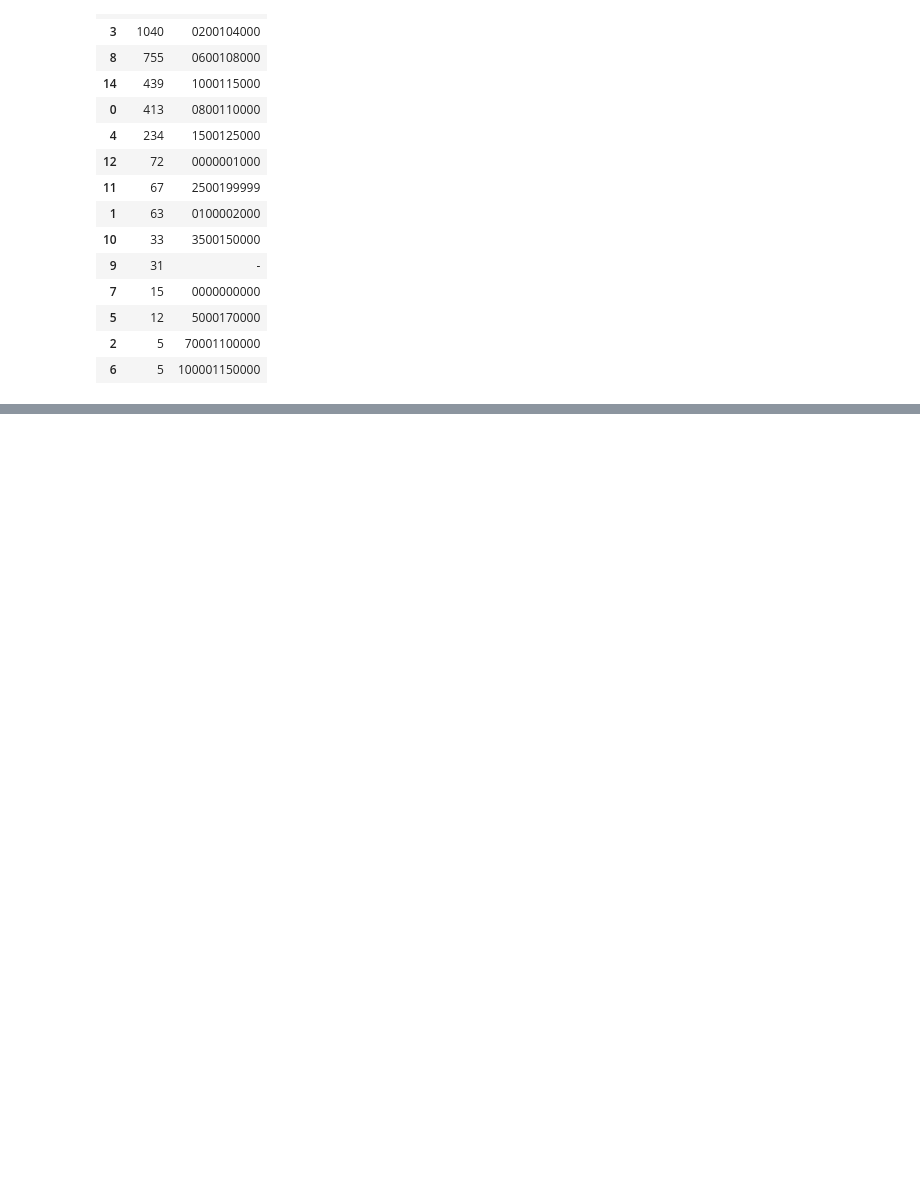
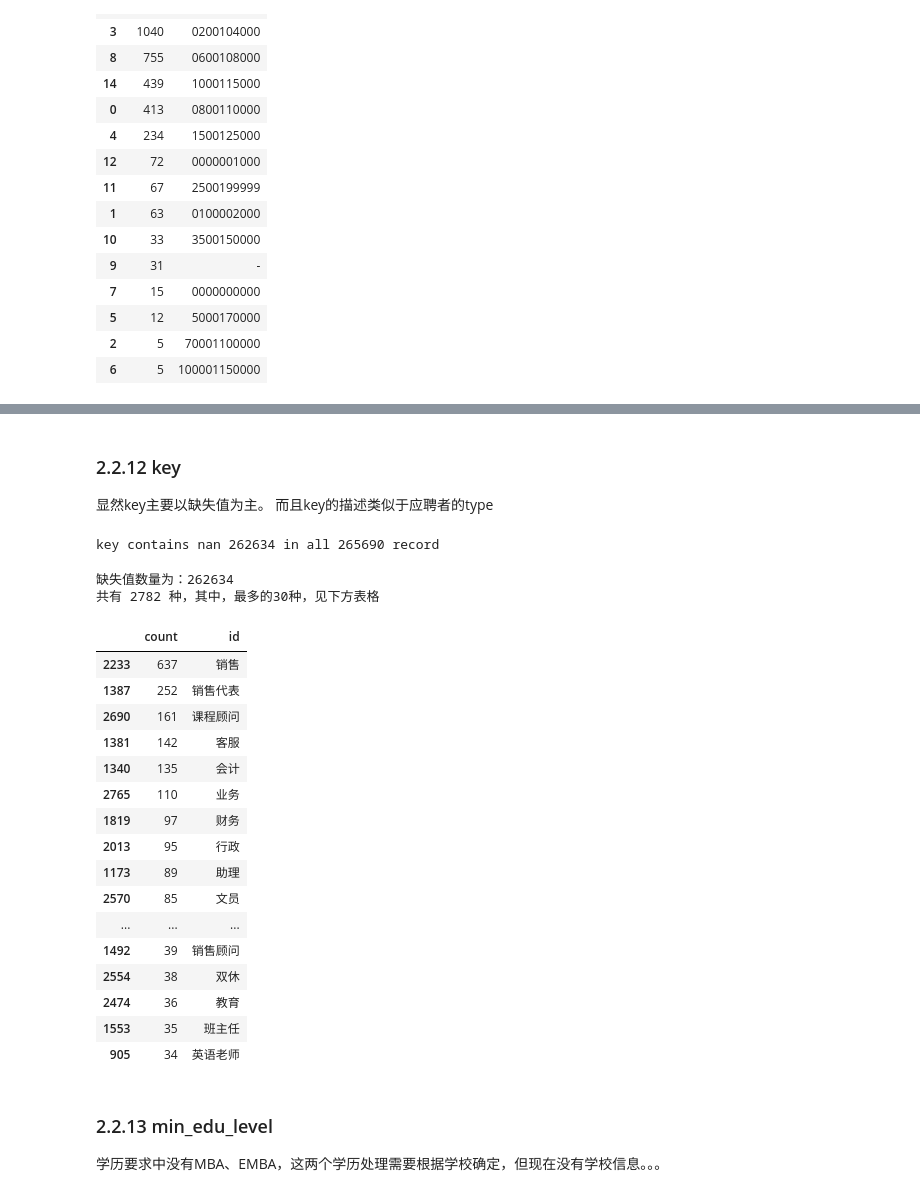
Before and after one commit to BotaoFan/zhilian, a Jupyter notebook: data_exploration.ipynb, the cells around one changed output, grey strips where cells are left out. Cells and saved outputs as stored; diff of their text form; code cells hidden in the pictures; blank space fills up the shorter version.

```diff
--- a/data_exploration.ipynb
+++ b/data_exploration.ipynb
@@ -450,0 +866,36 @@ See the caveats in the documentation: http://pandas.pydata.org/pandas-docs/stabl
+# %% [markdown]
+###  2.2.12 key
+
+显然key主要以缺失值为主。
+而且key的描述类似于应聘者的type
+# %%
+print 'key contains nan %d in all %d record' %(np.sum(raw_job['key'].isnull()), raw_job['key'].shape[0])
+# %% [output]
+key contains nan 262634 in all 265690 record
+# %%
+raw_job_key_set, df_pd=show_cate_info(raw_job, 'key','|')
+print '共有 %d 种，其中，最多的30种，见下方表格' % df_pd.shape[0]
+df_pd.head(30)
+# %% [output]
+缺失值数量为：262634
+共有 2782 种，其中，最多的30种，见下方表格
+|  | count | id |
+| 2233 | 637 | 销售 |
+| 1387 | 252 | 销售代表 |
+| 2690 | 161 | 课程顾问 |
+| 1381 | 142 | 客服 |
+| 1340 | 135 | 会计 |
+| 2765 | 110 | 业务 |
+| 1819 | 97 | 财务 |
+| 2013 | 95 | 行政 |
+| 1173 | 89 | 助理 |
+| 2570 | 85 | 文员 |
+| ... | ... | ... |
+| 1492 | 39 | 销售顾问 |
+| 2554 | 38 | 双休 |
+| 2474 | 36 | 教育 |
+| 1553 | 35 | 班主任 |
+| 905 | 34 | 英语老师 |
+# %% [markdown]
+### 2.2.13 min_edu_level
+学历要求中没有MBA、EMBA，这两个学历处理需要根据学校确定，但现在没有学校信息。。。
```
Also changed, not shown: parts of 46 cells of this notebook, 1 other file.
